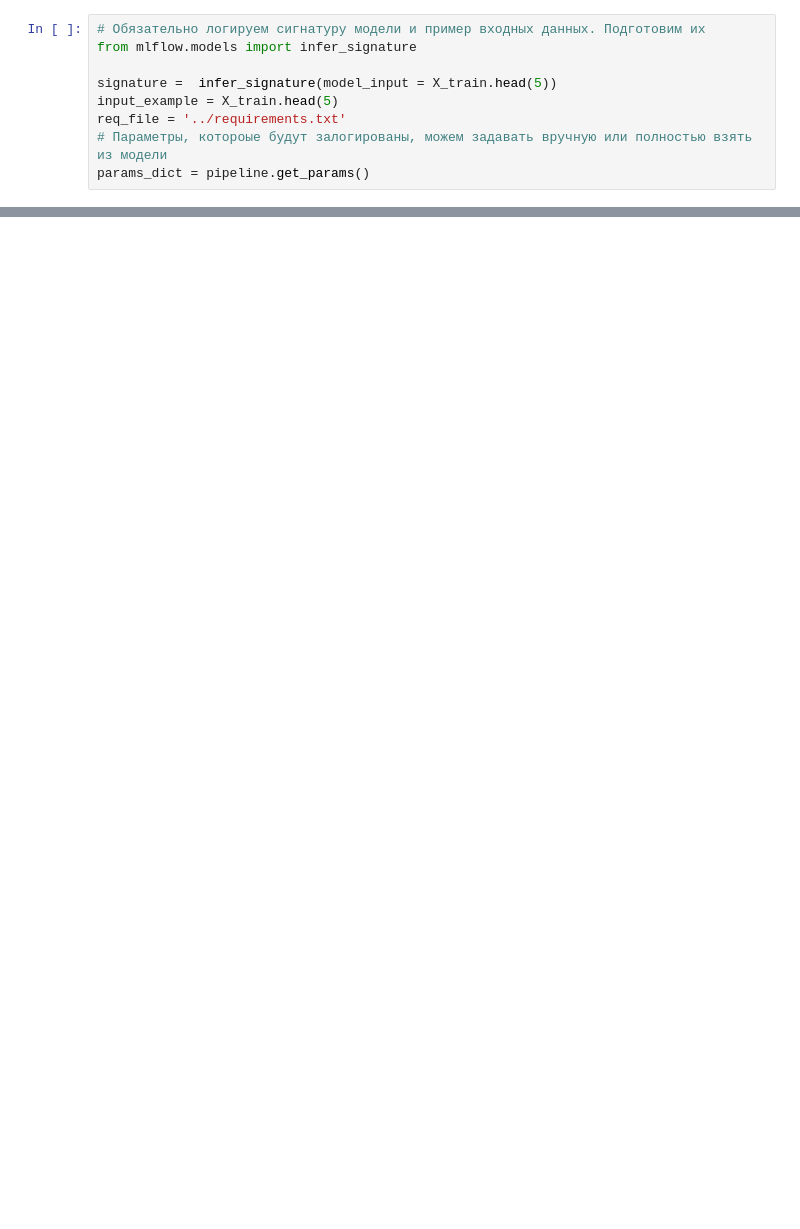
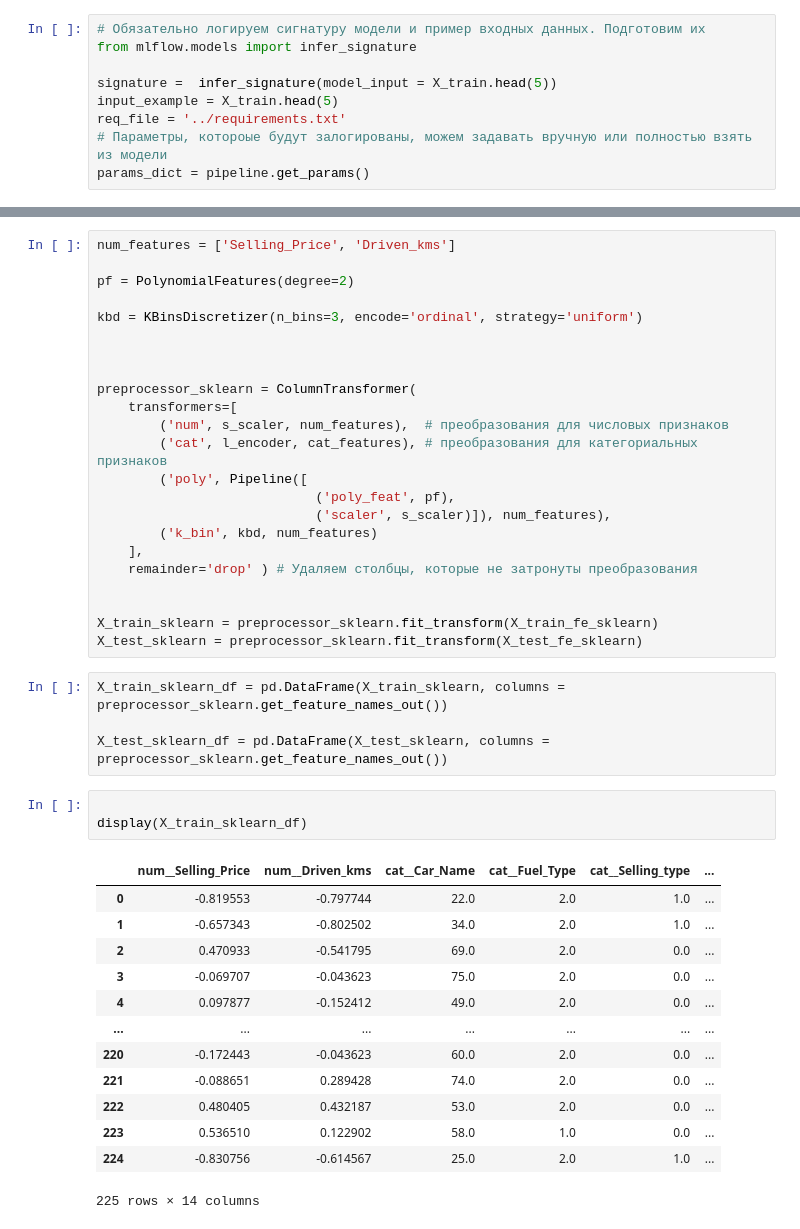
Before and after one commit to AntipovDA/IIS, a Jupyter notebook: research/research.ipynb, the cells around one changed output, grey strips where cells are left out. Saved outputs shown, nothing was run; the diff lists cells and outputs as text; blank space fills up the shorter version.

```diff
--- a/research/research.ipynb
+++ b/research/research.ipynb
@@ -164,0 +174,44 @@ assert (run.info.status =='FINISHED')
+# %%
+num_features = ['Selling_Price', 'Driven_kms']
+
+pf = PolynomialFeatures(degree=2)
+
+kbd = KBinsDiscretizer(n_bins=3, encode='ordinal', strategy='uniform')
+
+
+
+preprocessor_sklearn = ColumnTransformer(
+    transformers=[
+        ('num', s_scaler, num_features),  # преобразования для числовых признаков
+        ('cat', l_encoder, cat_features), # преобразования для категориальных признаков
+        ('poly', Pipeline([
+                            ('poly_feat', pf),
+                            ('scaler', s_scaler)]), num_features),
+        ('k_bin', kbd, num_features)
+    ],
+    remainder='drop' ) # Удаляем столбцы, которые не затронуты преобразования
+
+
+X_train_sklearn = preprocessor_sklearn.fit_transform(X_train_fe_sklearn)
+X_test_sklearn = preprocessor_sklearn.fit_transform(X_test_fe_sklearn)
+# %%
+X_train_sklearn_df = pd.DataFrame(X_train_sklearn, columns = preprocessor_sklearn.get_feature_names_out())
+
+X_test_sklearn_df = pd.DataFrame(X_test_sklearn, columns = preprocessor_sklearn.get_feature_names_out())
+# %%
+
+display(X_train_sklearn_df)
+# %% [output]
+|  | num__Selling_Price | num__Driven_kms | cat__Car_Name | cat__Fuel_Type | cat__Selling_type | ... |
+| 0 | -0.819553 | -0.797744 | 22.0 | 2.0 | 1.0 | ... |
+| 1 | -0.657343 | -0.802502 | 34.0 | 2.0 | 1.0 | ... |
+| 2 | 0.470933 | -0.541795 | 69.0 | 2.0 | 0.0 | ... |
+| 3 | -0.069707 | -0.043623 | 75.0 | 2.0 | 0.0 | ... |
+| 4 | 0.097877 | -0.152412 | 49.0 | 2.0 | 0.0 | ... |
+| ... | ... | ... | ... | ... | ... | ... |
+| 220 | -0.172443 | -0.043623 | 60.0 | 2.0 | 0.0 | ... |
+| 221 | -0.088651 | 0.289428 | 74.0 | 2.0 | 0.0 | ... |
+| 222 | 0.480405 | 0.432187 | 53.0 | 2.0 | 0.0 | ... |
+| 223 | 0.536510 | 0.122902 | 58.0 | 1.0 | 0.0 | ... |
+| 224 | -0.830756 | -0.614567 | 25.0 | 2.0 | 1.0 | ... |
+225 rows × 14 columns
```
Also changed, not shown: parts of 34 cells of this notebook, 9 other files.
